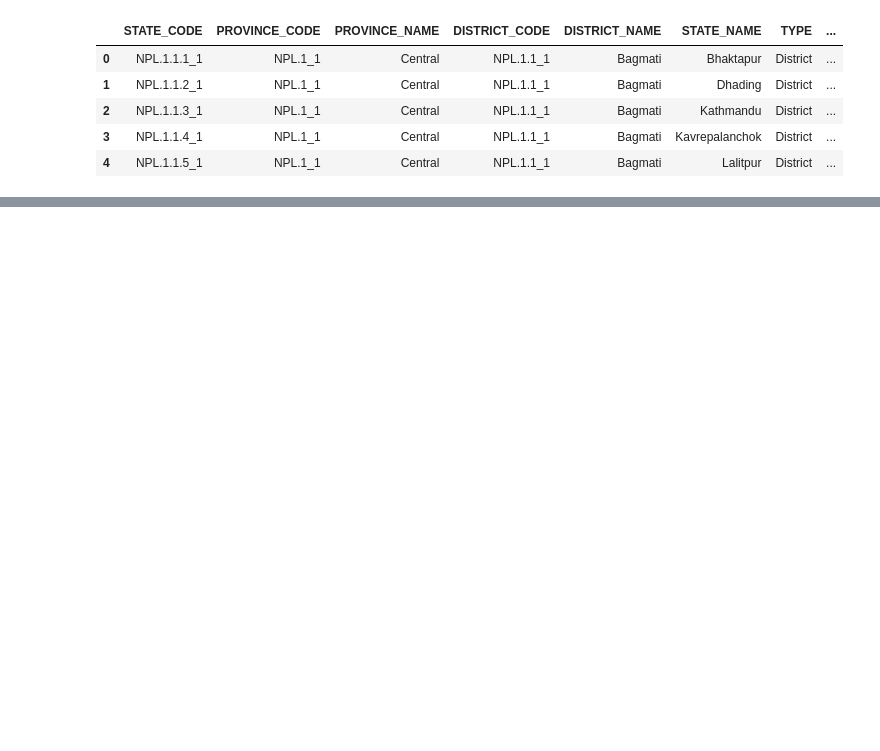
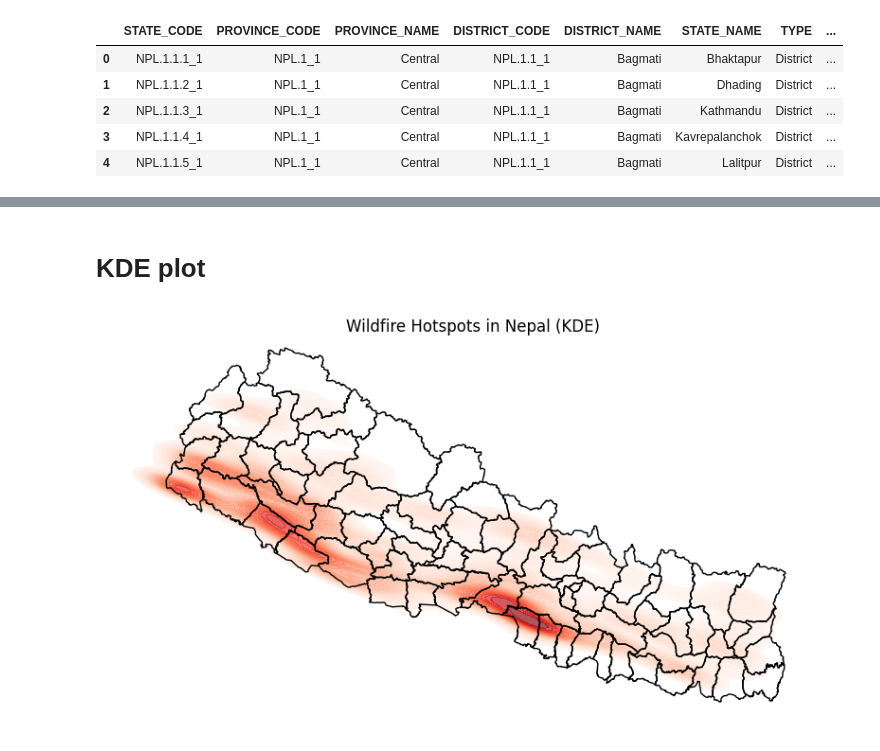
Before and after one commit to shrestha-rujal/nepal-wildfire, a Jupyter notebook: src/wildfire_state_counts.ipynb, the cells around one changed output, grey strips where cells are left out. Saved outputs shown, nothing was run; the diff lists cells and outputs as text; code cells hidden in the pictures; blank space fills up the shorter version.

```diff
--- a/src/wildfire_state_counts.ipynb
+++ b/src/wildfire_state_counts.ipynb
@@ -195,0 +173,26 @@ Datum: World Geodetic System 1984 ensemble
+# %% [markdown]
+# KDE plot
+# %%
+x = df.geometry.x
+y = df.geometry.y
+# %%
+fig, ax = plt.subplots(figsize=(10,8))
+
+sns.kdeplot(
+  x=x, y=y,
+  cmap='Reds',
+  fill=True,
+  bw_adjust=0.8,
+  levels=50,
+  alpha=0.7,
+  ax=ax
+)
+
+states.boundary.plot(ax=ax, color='black', linewidth=1)
+
+ax.set_axis_off()
+ax.set_title('Wildfire Hotspots in Nepal (KDE)')
+
+plt.show()
+# %% [output]
+[figure, added]
```
Also changed, not shown: parts of 12 cells of this notebook, 3 other files.
